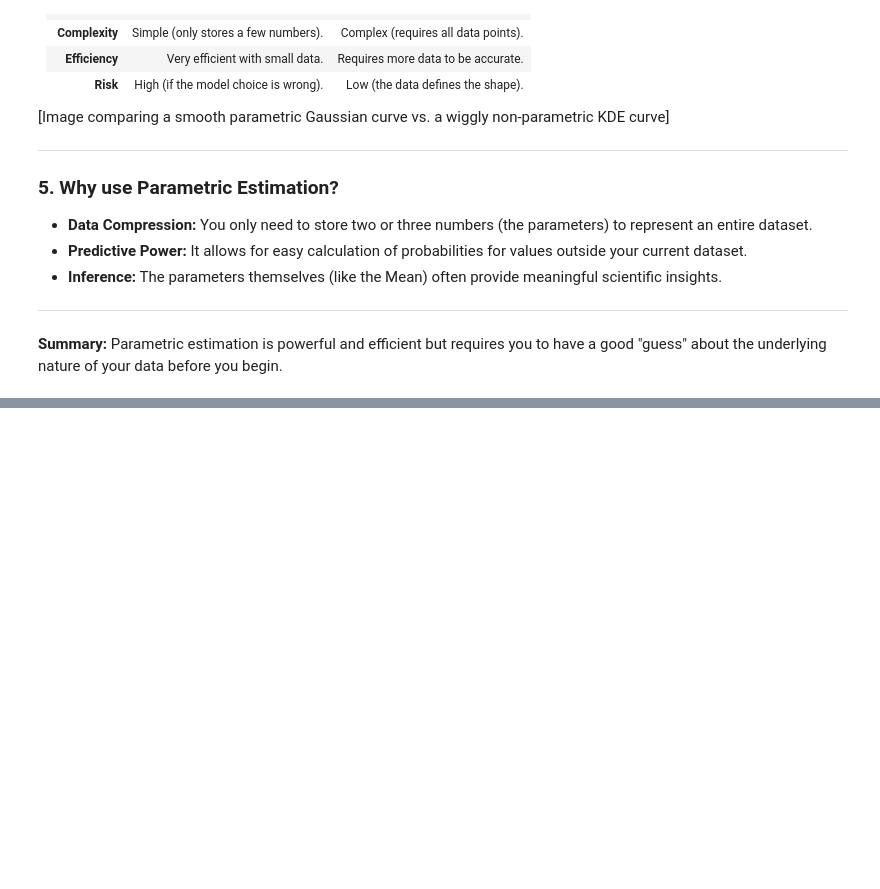
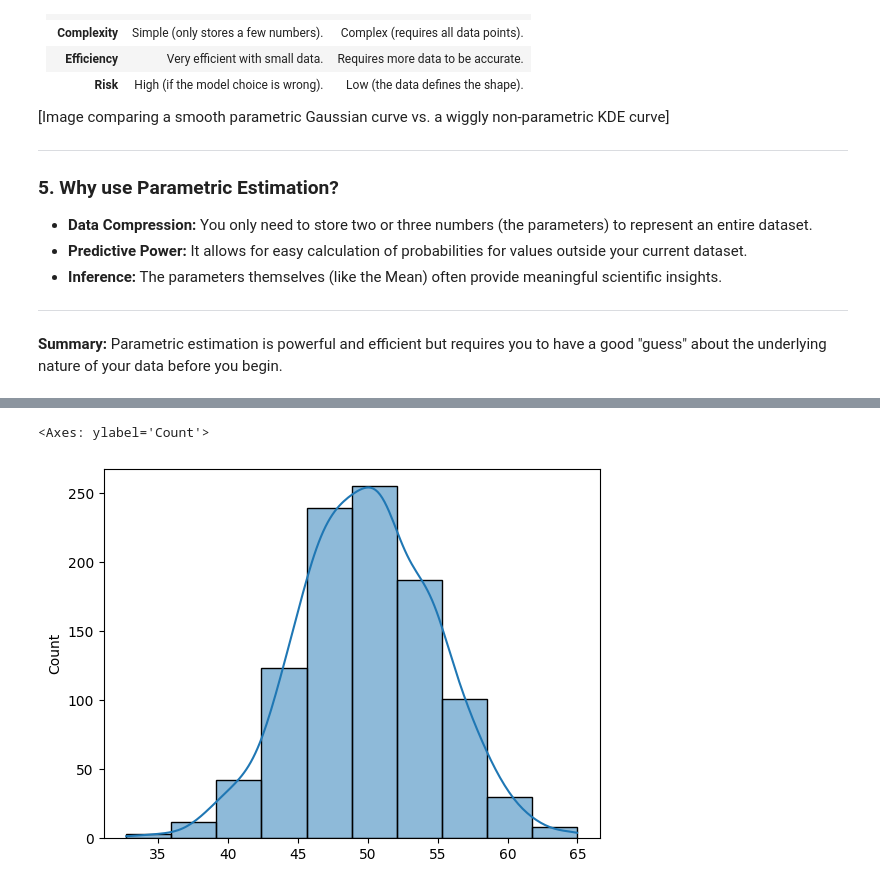
Before and after one commit to LAFFI01/MATH, a Jupyter notebook: MY_MATH/Statistics/03_Probability_distributions.ipynb, the cells around one changed output, grey strips where cells are left out. Drawn from its saved outputs; the diff is of its cells as text; code cells hidden in the pictures; blank space fills up the shorter version.

```diff
--- a/MY_MATH/Statistics/03_Probability_distributions.ipynb
+++ b/MY_MATH/Statistics/03_Probability_distributions.ipynb
@@ -1056,0 +1119,5 @@ $$L(\theta) = \prod_{i=1}^{n} f(x_i | \theta)$$
+# %%
+sns.histplot(sample,bins=10,kde=True)
+# %% [output]
+<Axes: ylabel='Count'>
+[figure, added]
```
Also changed, not shown: parts of 14 cells of this notebook.
